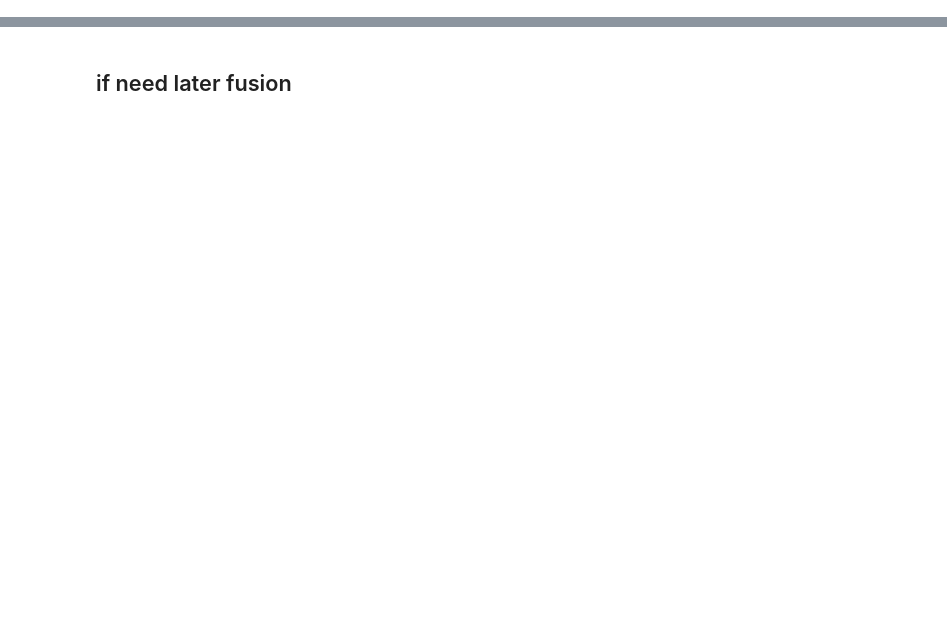
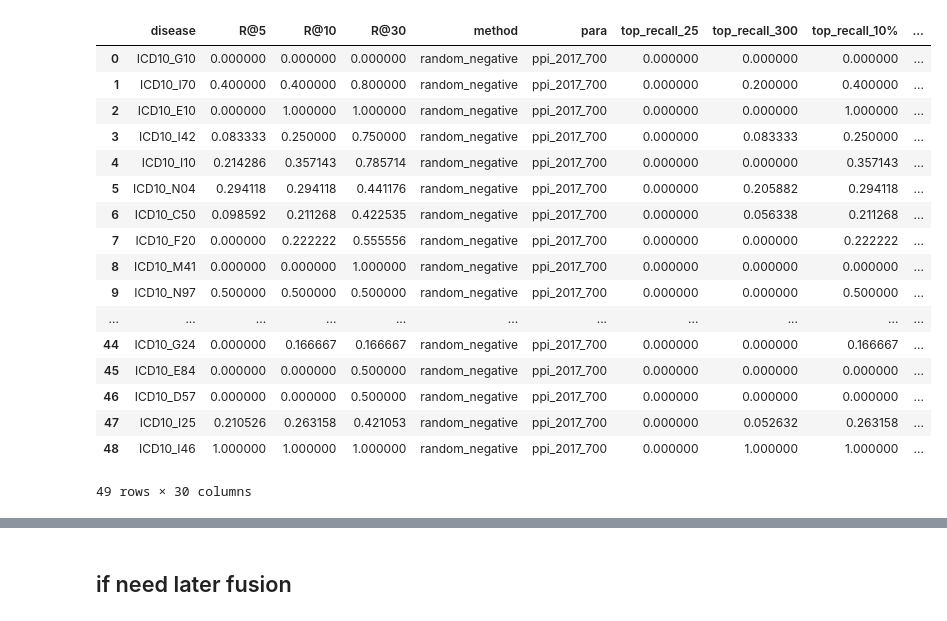
Before and after one commit to ZiyuZhang1/svm, a Jupyter notebook: src/results_analysis_all.ipynb, the cells around one changed output, grey strips where cells are left out. Cells and saved outputs as stored; diff of their text form; code cells hidden in the pictures; blank space fills up the shorter version.

```diff
--- a/src/results_analysis_all.ipynb
+++ b/src/results_analysis_all.ipynb
@@ -460,4 +460,25 @@ def prcess_and_save_xlsx(fused_2019,all_avg_df,out_path):
         styled_all_avg_df.to_excel(writer, sheet_name='all (macro avg)', index=False)
         styled_df.to_excel(writer, sheet_name='category (macro avg)', index=False)
         full_fused_2019_disease.to_excel(writer, sheet_name='disease', index=False)
+# %%
+import os
+import pandas as pd
+
+
+for file in os.listdir(root):
+    file_path = os.path.join(root, file)
+
+    # Skip non-CSV files
+    if not file.endswith(".csv"):
+        continue
+
+    single_df = pd.read_csv(file_path)
+
+    # Update 'para' column where '+' appears
+    single_df.loc[
+        single_df['para'].str.contains('+', regex=False, na=False),
+        'para'
+    ] = 'later_fused_alpha_'+ single_df['para'].str.split('+').str[0] + '-0'
+    # break
+    single_df.to_csv(file_path, index=False)
 # %%
@@ -483,0 +578,22 @@ fused_2019[fused_2019['para']=='geo_fused']['auroc'].mean()
+# %%
+fused_2019_merged = pd.merge(results_df, fused_2019, how='inner', on='disease')
+fused_2019_merged
+# %% [output]
+|  | disease | R@5 | R@10 | R@30 | method | para | top_recall_25 | top_recall_300 | top_recall_10% | ... |
+| 0 | ICD10_G10 | 0.000000 | 0.000000 | 0.000000 | random_negative | ppi_2017_700 | 0.000000 | 0.000000 | 0.000000 | ... |
+| 1 | ICD10_I70 | 0.400000 | 0.400000 | 0.800000 | random_negative | ppi_2017_700 | 0.000000 | 0.200000 | 0.400000 | ... |
+| 2 | ICD10_E10 | 0.000000 | 1.000000 | 1.000000 | random_negative | ppi_2017_700 | 0.000000 | 0.000000 | 1.000000 | ... |
+| 3 | ICD10_I42 | 0.083333 | 0.250000 | 0.750000 | random_negative | ppi_2017_700 | 0.000000 | 0.083333 | 0.250000 | ... |
+| 4 | ICD10_I10 | 0.214286 | 0.357143 | 0.785714 | random_negative | ppi_2017_700 | 0.000000 | 0.000000 | 0.357143 | ... |
+| 5 | ICD10_N04 | 0.294118 | 0.294118 | 0.441176 | random_negative | ppi_2017_700 | 0.000000 | 0.205882 | 0.294118 | ... |
+| 6 | ICD10_C50 | 0.098592 | 0.211268 | 0.422535 | random_negative | ppi_2017_700 | 0.000000 | 0.056338 | 0.211268 | ... |
+| 7 | ICD10_F20 | 0.000000 | 0.222222 | 0.555556 | random_negative | ppi_2017_700 | 0.000000 | 0.000000 | 0.222222 | ... |
+| 8 | ICD10_M41 | 0.000000 | 0.000000 | 1.000000 | random_negative | ppi_2017_700 | 0.000000 | 0.000000 | 0.000000 | ... |
+| 9 | ICD10_N97 | 0.500000 | 0.500000 | 0.500000 | random_negative | ppi_2017_700 | 0.000000 | 0.000000 | 0.500000 | ... |
+| ... | ... | ... | ... | ... | ... | ... | ... | ... | ... | ... |
+| 44 | ICD10_G24 | 0.000000 | 0.166667 | 0.166667 | random_negative | ppi_2017_700 | 0.000000 | 0.000000 | 0.166667 | ... |
+| 45 | ICD10_E84 | 0.000000 | 0.000000 | 0.500000 | random_negative | ppi_2017_700 | 0.000000 | 0.000000 | 0.000000 | ... |
+| 46 | ICD10_D57 | 0.000000 | 0.000000 | 0.500000 | random_negative | ppi_2017_700 | 0.000000 | 0.000000 | 0.000000 | ... |
+| 47 | ICD10_I25 | 0.210526 | 0.263158 | 0.421053 | random_negative | ppi_2017_700 | 0.000000 | 0.052632 | 0.263158 | ... |
+| 48 | ICD10_I46 | 1.000000 | 1.000000 | 1.000000 | random_negative | ppi_2017_700 | 0.000000 | 1.000000 | 1.000000 | ... |
+49 rows × 30 columns
```
Also changed, not shown: parts of 11 cells of this notebook, 18 other files.
